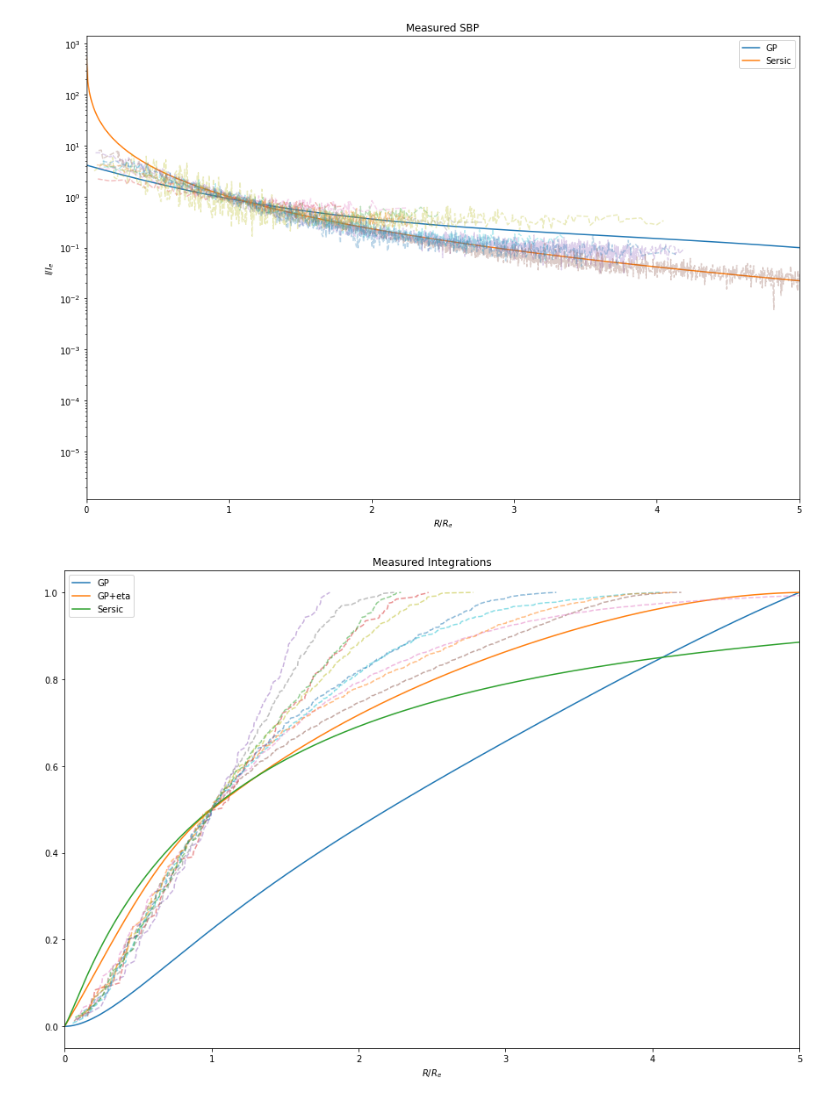
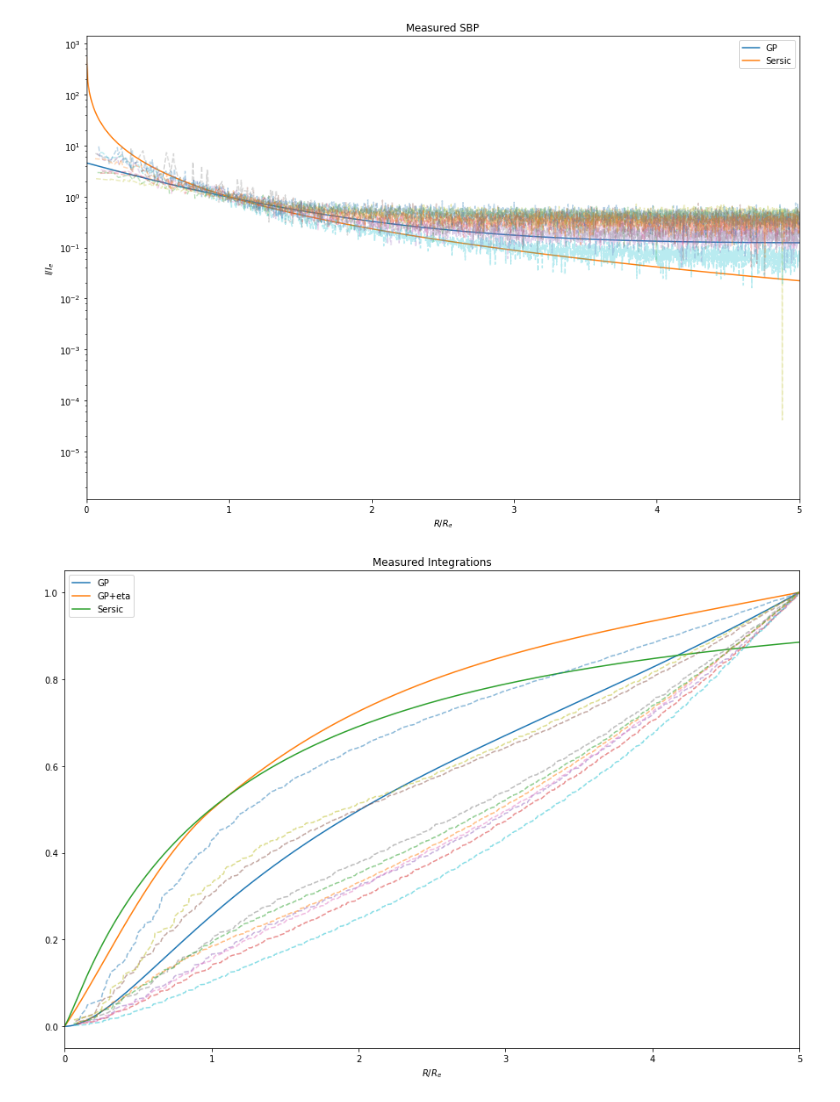
Before and after one commit to ryanhausen/gp-imgs, a Jupyter notebook: post_stuff/Update-09-06-2017.ipynb, the cells around one changed output. Cells and saved outputs as stored; diff of their text form; code cells hidden in the pictures.

```diff
--- a/post_stuff/Update-09-06-2017.ipynb
+++ b/post_stuff/Update-09-06-2017.ipynb
@@ -93,13 +95,15 @@ def make_nonnegative(img):
     epsilon = 0 if len(img[img<0])==0 else img[img>0].min()
     return img + abs(img.min()) + epsilon
 # %%
+importlib.reload(it)
+
 y_gp_int, I_tot, wx = sbp_to_int(X.flatten(), y_gp.flatten())
 diff_at_1 = 0.5-y_gp_int[np.square(X-1).argmin()]
 y_gp_eta = y_gp_int + eta_line(X.flatten(), diff_at_1)
 
 sources = []
 for img, src_map in get_random_spheroids():
-    rs, fs, ie, re = it.rs_fs_ie_re(make_nonnegative(img), src_map)
+    rs, fs, ie, re = it.rs_fs_ie_re(make_nonnegative(img), src_map, re_atleast=5)
     #rs /= re
     #fs /= ie
 
@@ -113,35 +117,35 @@ plt.figure(figsize=(15, 10))
 plt.title('Measured SBP')
 plt.xlabel('$R/R_e$')
 plt.ylabel('$I/I_e$')
 plt.xlim((0,5))
 
 plt.semilogy(X, y_gp, label='GP')
 plt.semilogy(X_sersic, y_sersic, label='Sersic')
 
 for x, y, r, i in sources:
     plt.semilogy(x/r, y/i, '--', alpha=0.3)
 plt.legend()
 
 
 plt.figure(figsize=(15, 10))
 plt.title('Measured Integrations')
 plt.xlabel('$R/R_e$')
 plt.xlim((0,5))
 
 plt.plot(X, y_gp_int, label='GP')
 plt.plot(X, y_gp_eta, label='GP+eta')
 plt.plot(X_sersic, y_sersic_int, label='Sersic')
 
 for x, y, r, i in sources:
     s_int = img_sbp_to_int(x.flatten(), y)
     plt.plot(x/r, s_int, '--', alpha=0.5)
 m = max([max(s[0]) for s in sources])
 plt.legend()
 
 plt.show()
 # %% [output]
-[figure, old version]
+[figure, new version]
-[figure, old version]
+[figure, new version]
 # %%
 y_mean, y_std = h_model.predict(X, return_std=True)
 y_pls_std = 10**(y_mean + y_std)
```
Also changed, not shown: parts of 3 cells of this notebook, 1 other file.
